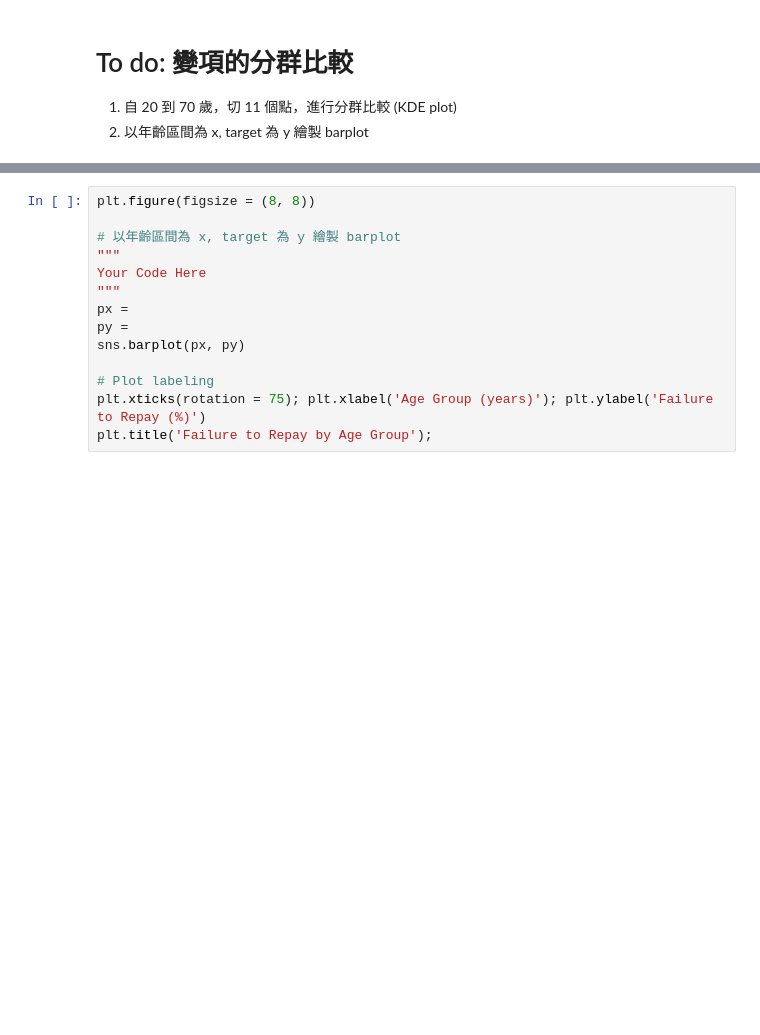
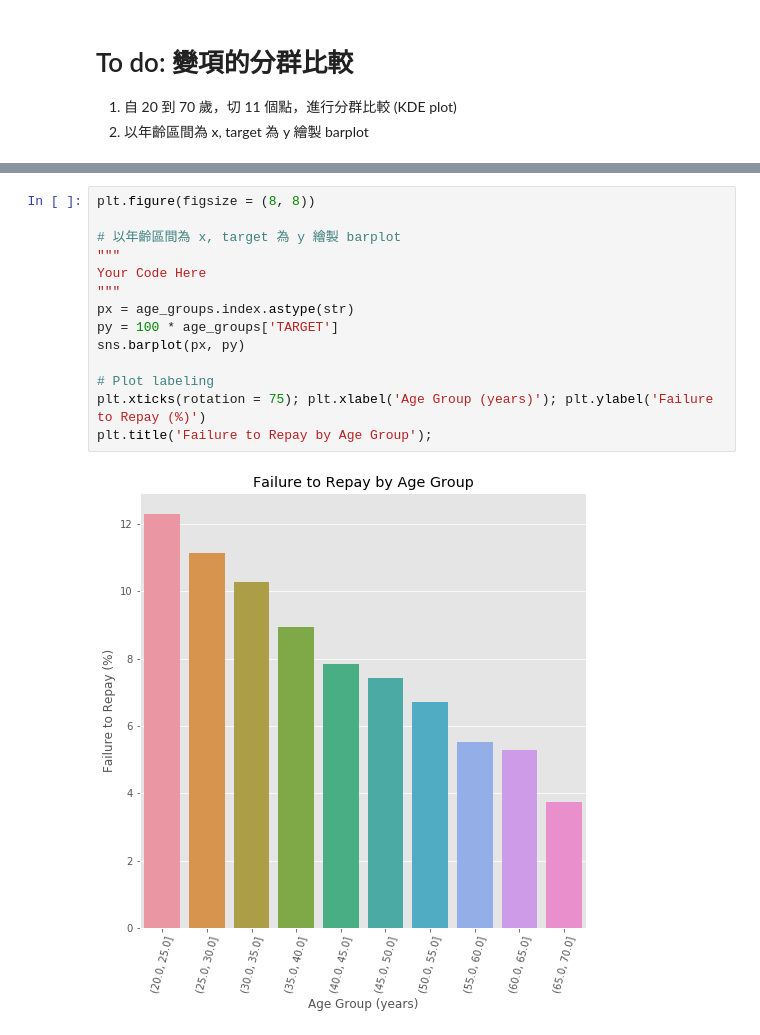
Before and after one commit to IanFan/ML100-Days, a Jupyter notebook: homework/Day_011_HW.ipynb, the cells around one changed output, grey strips where cells are left out. Cells and saved outputs as stored; diff of their text form; blank space fills up the shorter version.

```diff
--- a/homework/Day_011_HW.ipynb
+++ b/homework/Day_011_HW.ipynb
@@ -93,14 +108,16 @@ age_groups
 # %%
 plt.figure(figsize = (8, 8))
 
 # 以年齡區間為 x, target 為 y 繪製 barplot
 """
 Your Code Here
 """
-px =
-py =
+px = age_groups.index.astype(str)
+py = 100 * age_groups['TARGET']
 sns.barplot(px, py)
 
 # Plot labeling
 plt.xticks(rotation = 75); plt.xlabel('Age Group (years)'); plt.ylabel('Failure to Repay (%)')
 plt.title('Failure to Repay by Age Group');
+# %% [output]
+[figure, added]
```
Also changed, not shown: parts of 3 cells of this notebook.
